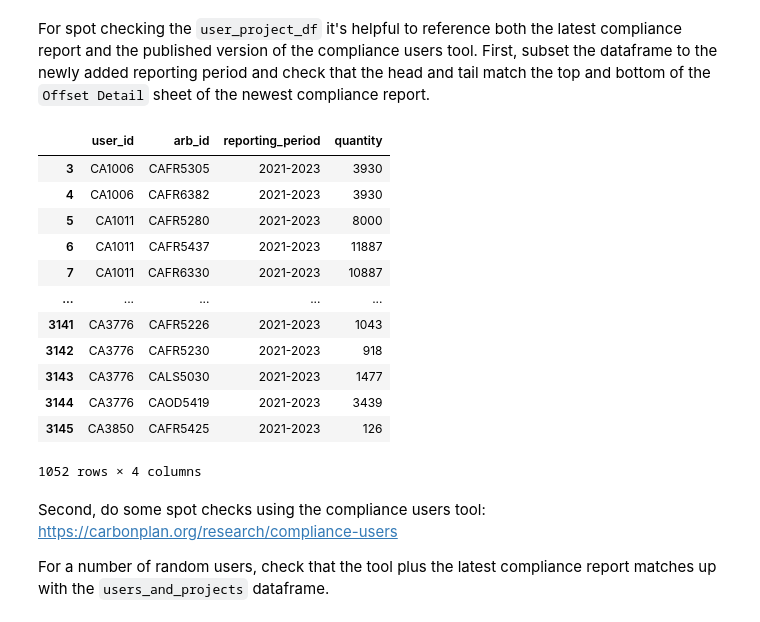
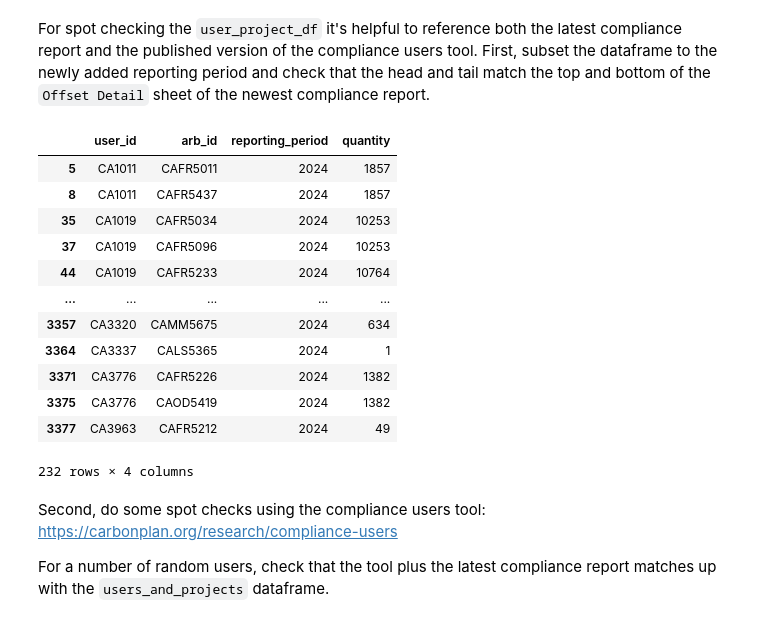
Before and after one commit to carbonplan/compliance-users, a Jupyter notebook: scripts/sandbox.ipynb, the cells around one changed output. Saved outputs shown, nothing was run; the diff lists cells and outputs as text; code cells hidden in the pictures.

```diff
--- a/scripts/sandbox.ipynb
+++ b/scripts/sandbox.ipynb
@@ -7,26 +7,28 @@ import users_and_projects
 import pandas as pd
 # %%
 # Define years over which compliance data will be considered and where to find it
-# FOR UPDATES: add reporting and mrr data years
+# FOR UPDATES: add reporting and mrr data and file years
 
-reporting_periods = ["2013-2014", "2015-2017", "2018-2020", "2021-2023"]
-#reporting_periods = ["2013-2014", "2015-2017", "2018-2020", "2021", "2022"]
-mrr_data_years = [
-    "2013",
-    "2014",
-    "2015",
-    "2016",
-    "2017",
-    "2018",
-    "2019",
-    "2020",
-    "2021",
-    "2022",
-    "2023",
-]
+
+reporting_periods = ["2013-2014", "2015-2017", "2018-2020", "2021-2023", "2024"]
+mrr_data_years = ["2024"]
+mrr_file_year = {
+    "2013": "2019-11-04",
+    "2014": "2019-11-04",
+    "2015": "2019-11-04",
+    "2016": "2020-11-04",
+    "2017": "2020-11-04",
+    "2018": "2020-11-04",
+    "2019": "2020-11-04",
+    "2020": "2021-11-04",
+    "2021": "2022-11-04",
+    "2022": "2023-11-06",
+    "2023": "2024-11-15",
+    "2024": "2025-11-04"
+}
 
 # FOR UPDATES: change to latest issuance table file name
-issuance_table_path = "../data/nc-arboc_issuance_2024-12-10.xlsx"
+issuance_table_path = "../data/issuance-tables/nc-arboc_issuance_2025-12-15.xlsx"
 compliance_report_path = "../data/compliance-reports/"
 mrr_data_path = "../data/mrr-data/"
 # %% [markdown]
@@ -82,21 +86,21 @@ users_and_projects = users_and_projects.read_user_project_data(compliance_report
 # %% [markdown]
 For spot checking the `user_project_df` it's helpful to reference both the latest compliance report and the published version of the compliance users tool. First, subset the dataframe to the newly added reporting period and check that the head and tail match the top and bottom of the `Offset Detail` sheet of the newest compliance report.
 # %%
-users_and_projects[users_and_projects["reporting_period"]=="2021-2023"]
+users_and_projects[users_and_projects["reporting_period"]=="2024"]
 # %% [output]
 |  | user_id | arb_id | reporting_period | quantity |
-| 3 | CA1006 | CAFR5305 | 2021-2023 | 3930 |
-| 4 | CA1006 | CAFR6382 | 2021-2023 | 3930 |
-| 5 | CA1011 | CAFR5280 | 2021-2023 | 8000 |
-| 6 | CA1011 | CAFR5437 | 2021-2023 | 11887 |
-| 7 | CA1011 | CAFR6330 | 2021-2023 | 10887 |
+| 5 | CA1011 | CAFR5011 | 2024 | 1857 |
+| 8 | CA1011 | CAFR5437 | 2024 | 1857 |
+| 35 | CA1019 | CAFR5034 | 2024 | 10253 |
+| 37 | CA1019 | CAFR5096 | 2024 | 10253 |
+| 44 | CA1019 | CAFR5233 | 2024 | 10764 |
 | ... | ... | ... | ... | ... |
-| 3141 | CA3776 | CAFR5226 | 2021-2023 | 1043 |
-| 3142 | CA3776 | CAFR5230 | 2021-2023 | 918 |
-| 3143 | CA3776 | CALS5030 | 2021-2023 | 1477 |
-| 3144 | CA3776 | CAOD5419 | 2021-2023 | 3439 |
-| 3145 | CA3850 | CAFR5425 | 2021-2023 | 126 |
+| 3357 | CA3320 | CAMM5675 | 2024 | 634 |
+| 3364 | CA3337 | CALS5365 | 2024 | 1 |
+| 3371 | CA3776 | CAFR5226 | 2024 | 1382 |
+| 3375 | CA3776 | CAOD5419 | 2024 | 1382 |
+| 3377 | CA3963 | CAFR5212 | 2024 | 49 |
-1052 rows × 4 columns
+232 rows × 4 columns
 # %% [markdown]
 Second, do some spot checks using the compliance users tool: https://carbonplan.org/research/compliance-users
 
```
Also changed, not shown: parts of 19 cells of this notebook, 15 other files.
